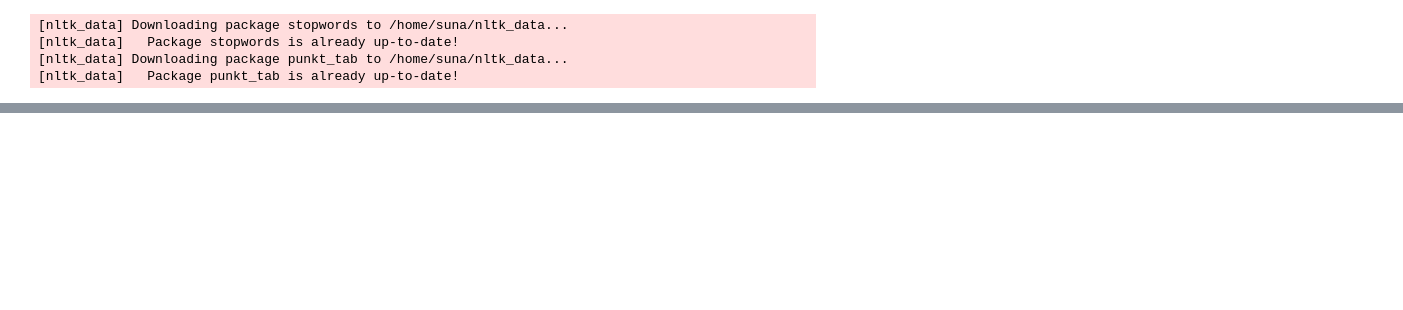
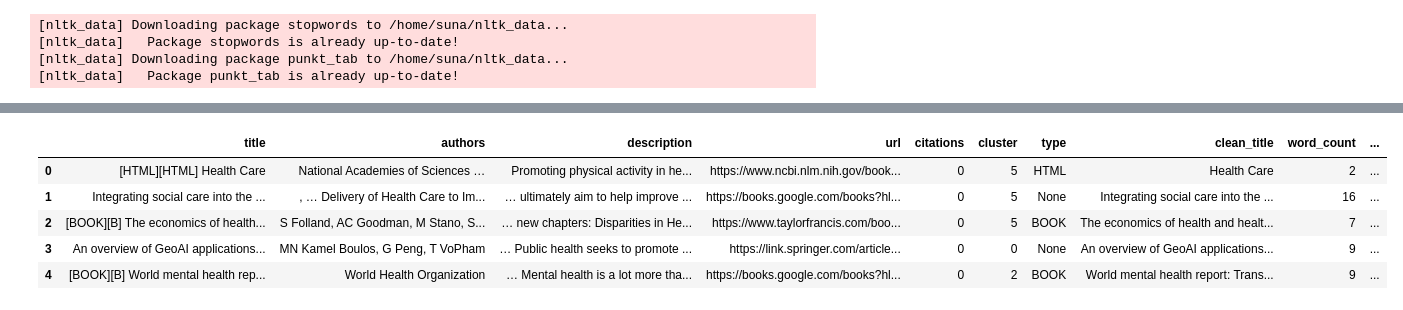
Before and after one commit to kevin4moe/Papers-Scrap, a Jupyter notebook: categories.ipynb, the cells around one changed output, grey strips where cells are left out. Drawn from its saved outputs; the diff is of its cells as text; code cells hidden in the pictures; blank space fills up the shorter version.

```diff
--- a/categories.ipynb
+++ b/categories.ipynb
@@ -190,3 +190,36 @@ for cluster in range(num_clusters):
+# %%
+# Function to extract text in square brackets from the beginning of a string
+def extract_brackets(text):
+    if pd.isna(text):  # Handle NaN values
+        return None
+    match = re.match(r'^\[(.*?)\]', str(text))
+    return match.group(1) if match else None
+
+# Create new column with bracketed text
+df['type'] = df['title'].apply(extract_brackets)
+# %%
+# Function to remove all square brackets and their contents from the beginning
+def clean_title(text):
+    if pd.isna(text):
+        return None
+    return re.sub(r'^\[.*?\]\s*(?:\[.*?\]\s*)*', '', str(text)).strip()
+# %%
+df['clean_title'] = df['title'].apply(clean_title)
+
+# Count words (splitting by whitespace)
+df['word_count'] = df['clean_title'].str.split().str.len()
+
+# Count characters (excluding spaces)
+df['char_count'] = df['clean_title'].str.replace(' ', '').str.len()
+# %%
+df.head()
+# %% [output]
+|  | title | authors | description | url | citations | cluster | type | clean_title | word_count | ... |
+| 0 | [HTML][HTML] Health Care | National Academies of Sciences … | Promoting physical activity in he... | https://www.ncbi.nlm.nih.gov/book... | 0 | 5 | HTML | Health Care | 2 | ... |
+| 1 | Integrating social care into the ... | , … Delivery of Health Care to Im... | … ultimately aim to help improve ... | https://books.google.com/books?hl... | 0 | 5 | None | Integrating social care into the ... | 16 | ... |
+| 2 | [BOOK][B] The economics of health... | S Folland, AC Goodman, M Stano, S... | … new chapters: Disparities in He... | https://www.taylorfrancis.com/boo... | 0 | 5 | BOOK | The economics of health and healt... | 7 | ... |
+| 3 | An overview of GeoAI applications... | MN Kamel Boulos, G Peng, T VoPham | … Public health seeks to promote ... | https://link.springer.com/article... | 0 | 0 | None | An overview of GeoAI applications... | 9 | ... |
+| 4 | [BOOK][B] World mental health rep... | World Health Organization | … Mental health is a lot more tha... | https://books.google.com/books?hl... | 0 | 2 | BOOK | World mental health report: Trans... | 9 | ... |
 # %%
 # Save the updated DataFrame with cluster information to a new CSV file
 df.to_csv(f'./{term}_google_scholar_results_v2.csv', index=False)
```
Also changed, not shown: parts of 9 cells of this notebook, 1 other file.
